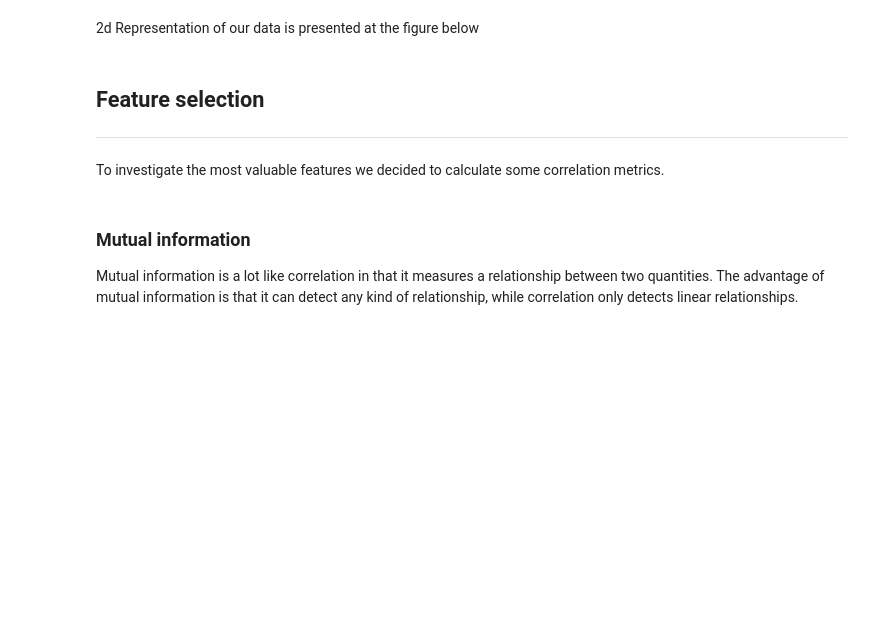
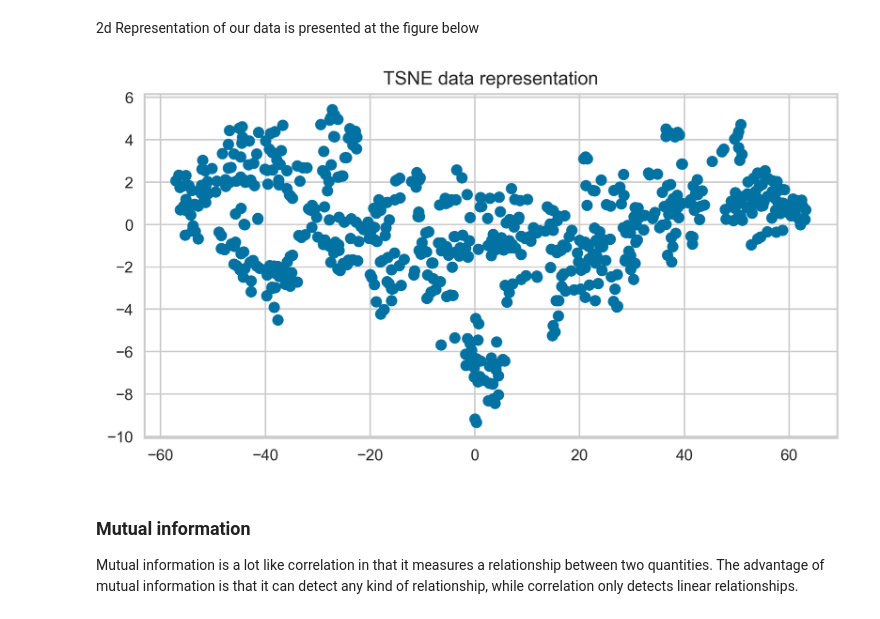
Before and after one commit to Vladislav-Kanev/glioma_data_analysis_competition, a Jupyter notebook: report.ipynb, the cells around one changed output. Cells and saved outputs as stored; diff of their text form; code cells hidden in the pictures; blank space fills up the shorter version.

```diff
--- a/report.ipynb
+++ b/report.ipynb
@@ -52,5 +70,6 @@ We detect that 4 cases has no `Age_at_diagnosis` data. We decided to remove them
 # %%
 encoder = 'Label'
 
-train_dataset = process_data(train_dataset, encoder=encoder, target='Grade')
-test_dataset = process_data(test_dataset, encoder=encoder)
+data_for_feature_analysis = train_dataset.copy()
+data_for_feature_analysis = process_data(data_for_feature_analysis, encoder=encoder,
+                                         target='Grade', fill_na='mean')
@@ -57,9 +94,6 @@ test_dataset = process_data(test_dataset, encoder=encoder)
 # %% [markdown]
 2d Representation of our data is presented at the figure below
 # %%
-figure = make_2d_representation(train_dataset)
+figure = make_2d_representation(data_for_feature_analysis)
+# %% [output]
+[figure, added]
-# %% [markdown]
-## Feature selection
----
-
-To investigate the most valuable features we decided to calculate some correlation metrics.
```
Also changed, not shown: parts of 14 cells of this notebook, 5 other files.
